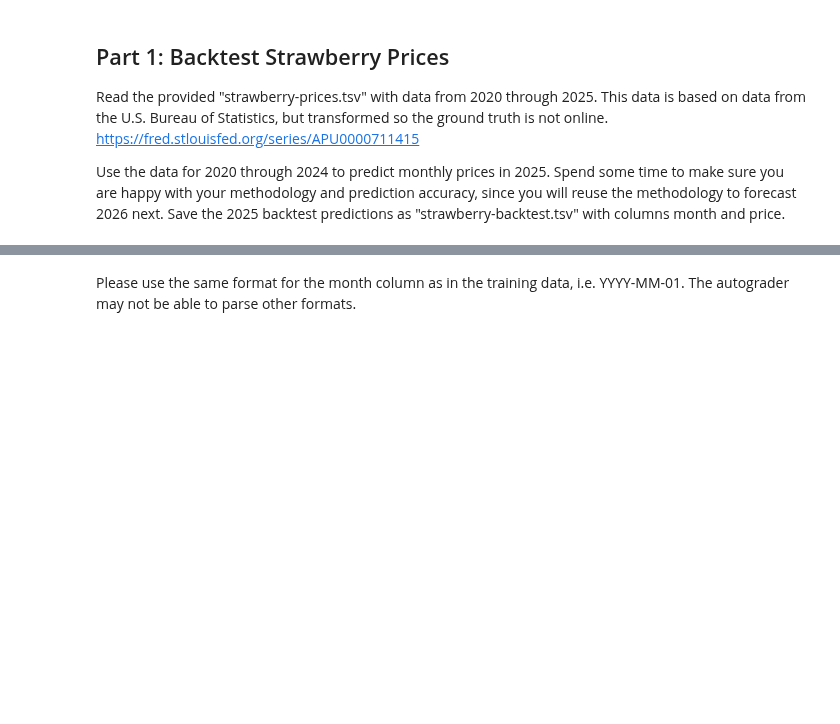
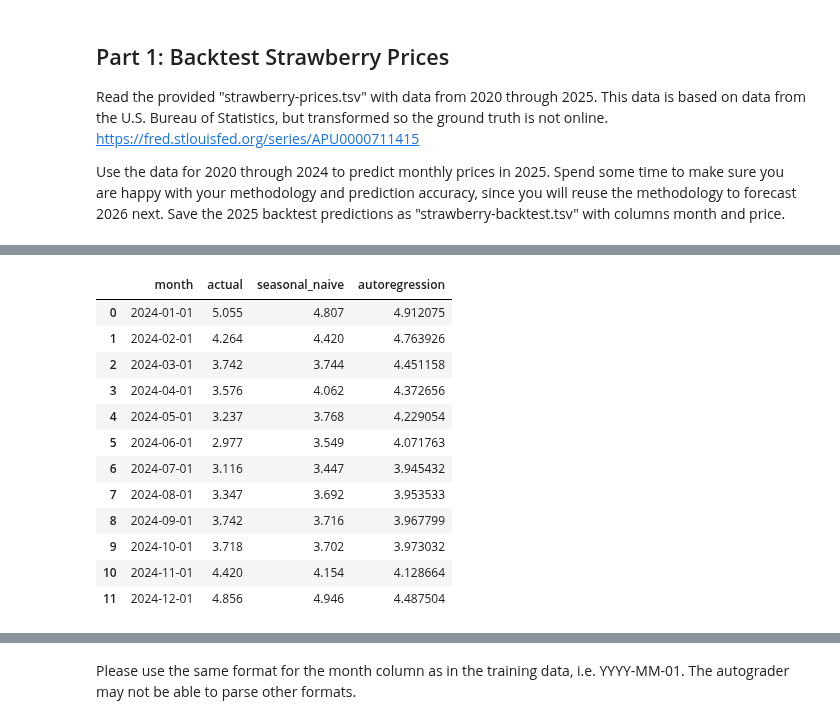
Before and after one commit to nwing2/DX704_Homework, a Jupyter notebook: dx704-project-02.ipynb, the cells around one changed output, grey strips where cells are left out. Cells and saved outputs as stored; diff of their text form; code cells hidden in the pictures; blank space fills up the shorter version.

```diff
--- a/dx704-project-02.ipynb
+++ b/dx704-project-02.ipynb
@@ -44,0 +100,8 @@ The source is missing a few months!
+# %%
+# Baseline: Seasonal Naive
+seasonal_naive_predictions = (
+    strawberry_data[
+        strawberry_data["month"].dt.year == 2023
+    ]["price"]
+    .to_numpy()
+)
@@ -44,0 +127,4 @@ The source is missing a few months!
+# %%
+# Try an Autoregressive Model
+# Start with an autoregression containing both short-term lag and the same month from the previous year
+y_train = backtest_train["price"].to_numpy()
@@ -44,0 +165,24 @@ The source is missing a few months!
+# %%
+# Compare the models visually
+comparison = pd.DataFrame({
+    "month": backtest_actual["month"].to_numpy(),
+    "actual": backtest_actual["price"].to_numpy(),
+    "seasonal_naive": seasonal_naive_predictions,
+    "autoregression": np.asarray(ar_predictions_2024)
+})
+
+comparison
+# %% [output]
+|  | month | actual | seasonal_naive | autoregression |
+| 0 | 2024-01-01 | 5.055 | 4.807 | 4.912075 |
+| 1 | 2024-02-01 | 4.264 | 4.420 | 4.763926 |
+| 2 | 2024-03-01 | 3.742 | 3.744 | 4.451158 |
+| 3 | 2024-04-01 | 3.576 | 4.062 | 4.372656 |
+| 4 | 2024-05-01 | 3.237 | 3.768 | 4.229054 |
+| 5 | 2024-06-01 | 2.977 | 3.549 | 4.071763 |
+| 6 | 2024-07-01 | 3.116 | 3.447 | 3.945432 |
+| 7 | 2024-08-01 | 3.347 | 3.692 | 3.953533 |
+| 8 | 2024-09-01 | 3.742 | 3.716 | 3.967799 |
+| 9 | 2024-10-01 | 3.718 | 3.702 | 3.973032 |
+| 10 | 2024-11-01 | 4.420 | 4.154 | 4.128664 |
+| 11 | 2024-12-01 | 4.856 | 4.946 | 4.487504 |
```
Also changed, not shown: parts of 40 cells of this notebook, 6 other files.
